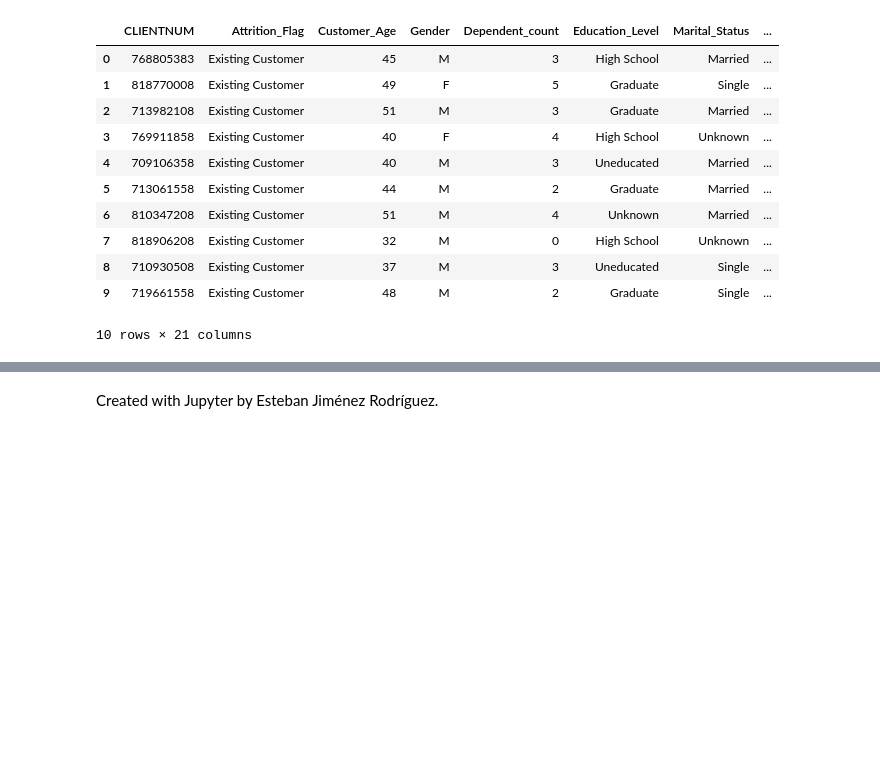
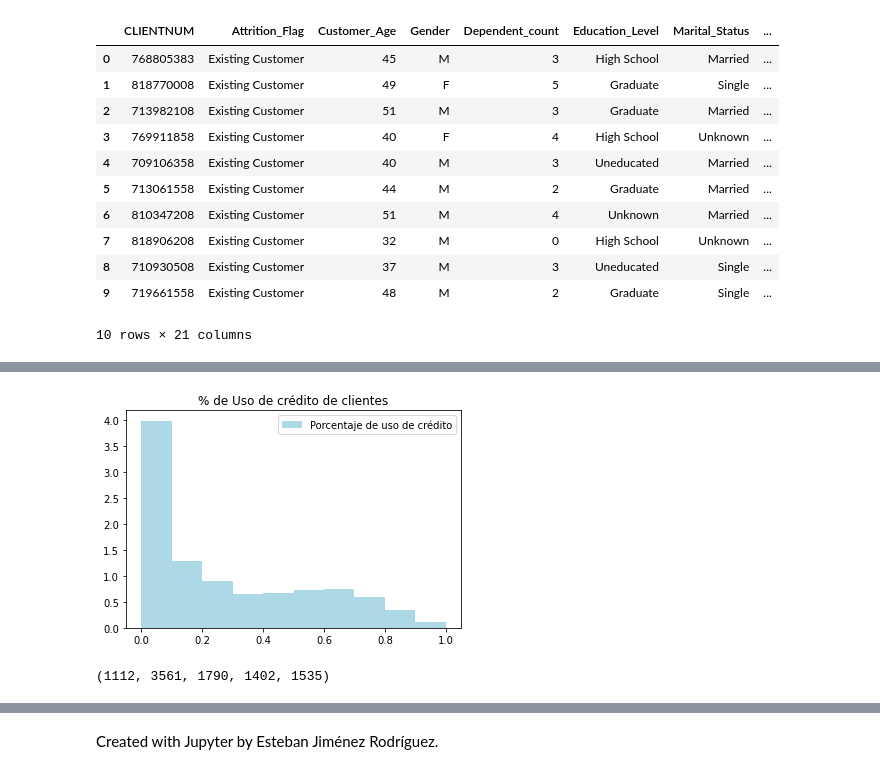
Before and after one commit to IvanArellanoRuelas/ProyectoModulo1_ArellanoI_LafargaI, a Jupyter notebook: ProyectoModulo1_ArellanoI_LafargaI.ipynb, the cells around one changed output, grey strips where cells are left out. Cells and saved outputs as stored; diff of their text form; code cells hidden in the pictures; blank space fills up the shorter version.

```diff
--- a/ProyectoModulo1_ArellanoI_LafargaI.ipynb
+++ b/ProyectoModulo1_ArellanoI_LafargaI.ipynb
@@ -95,0 +105,18 @@ import matplotlib.pyplot as plt
+# %%
+plt.hist(db['Avg_Utilization_Ratio'],
+         label='Porcentaje de uso de crédito',color='lightblue',
+        density=True)
+plt.title('% de Uso de crédito de clientes')
+plt.legend()
+plt.show();
+# %% [output]
+[figure, added]
+# %%
+a = sum(db['Income_Category']=='Unknown')
+b = sum(db['Income_Category']=='Less than $40K')
+c = sum(db['Income_Category']=='$40K - $60K')
+d = sum(db['Income_Category']=='$60K - $80K')
+e = sum(db['Income_Category']=='$80K - $120K')
+a,b,c,d,e
+# %% [output]
+(1112, 3561, 1790, 1402, 1535)
```
Also changed, not shown: parts of 9 cells of this notebook, 1 other file.
